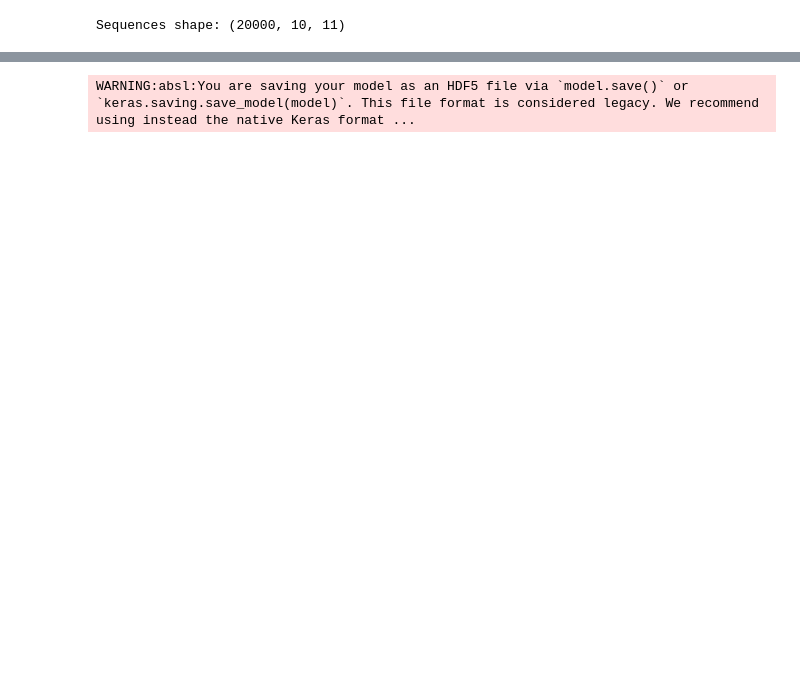
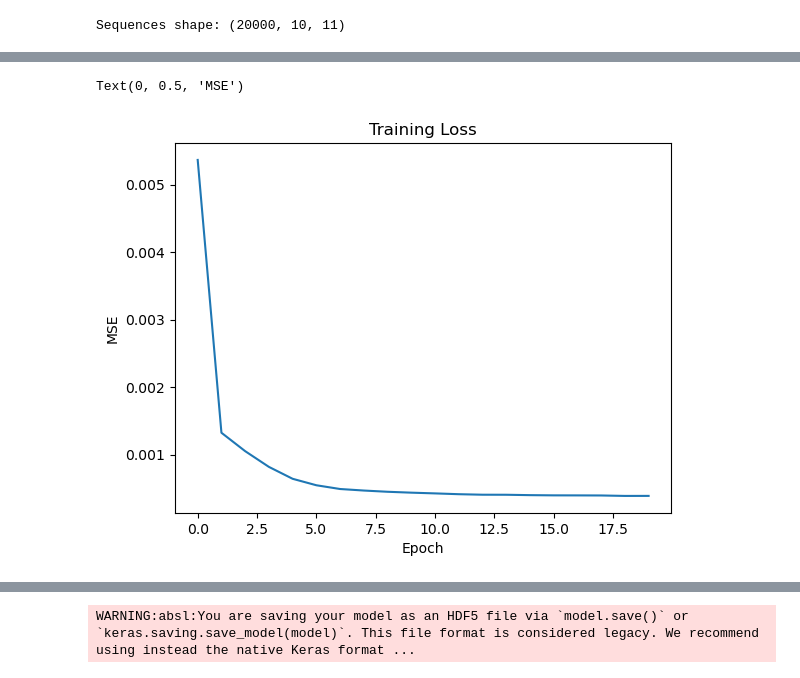
Before and after one commit to MinhAnhbietbay/Health-monitor-model, a Jupyter notebook: model.ipynb, the cells around one changed output, grey strips where cells are left out. Saved outputs shown, nothing was run; the diff lists cells and outputs as text; code cells hidden in the pictures; blank space fills up the shorter version.

```diff
--- a/model.ipynb
+++ b/model.ipynb
@@ -126,0 +127,9 @@ Threshold 95pct: 0.0007462859943076039   99pct: 0.0032732214752728738
+# %%
+import matplotlib.pyplot as plt
+plt.plot(history.history['loss'])
+plt.title('Training Loss')
+plt.xlabel('Epoch')
+plt.ylabel('MSE')
+# %% [output]
+Text(0, 0.5, 'MSE')
+[figure, added]
```
Also changed, not shown: parts of 8 cells of this notebook, 5 other files.
